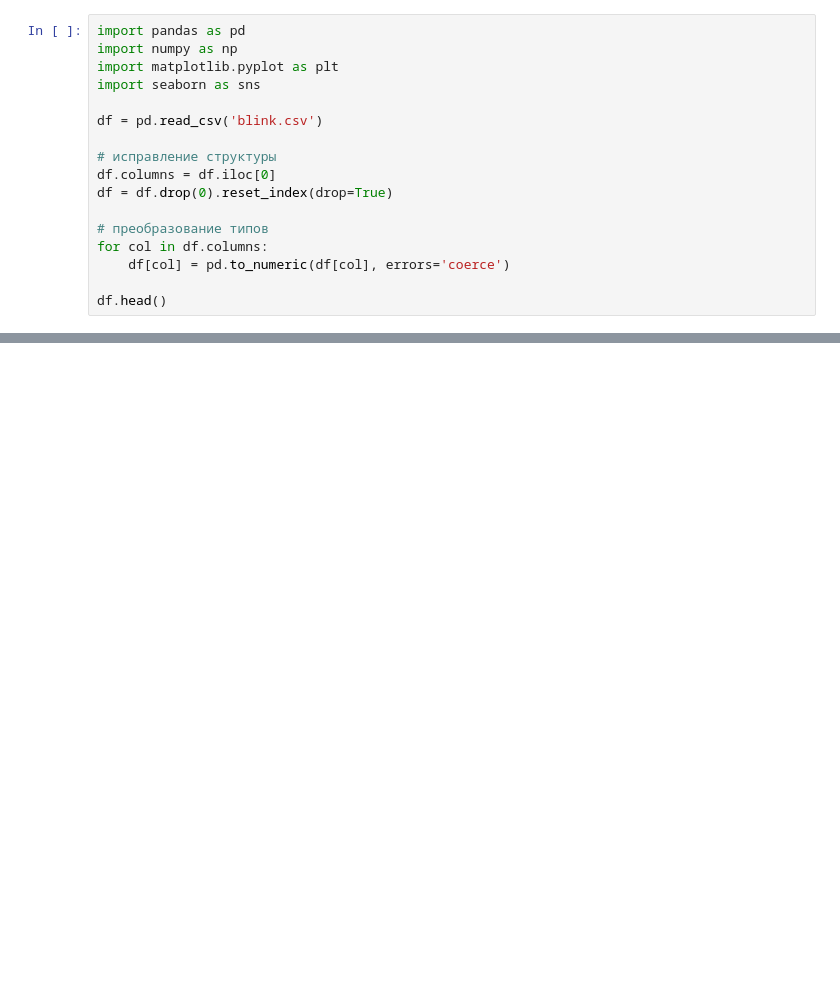
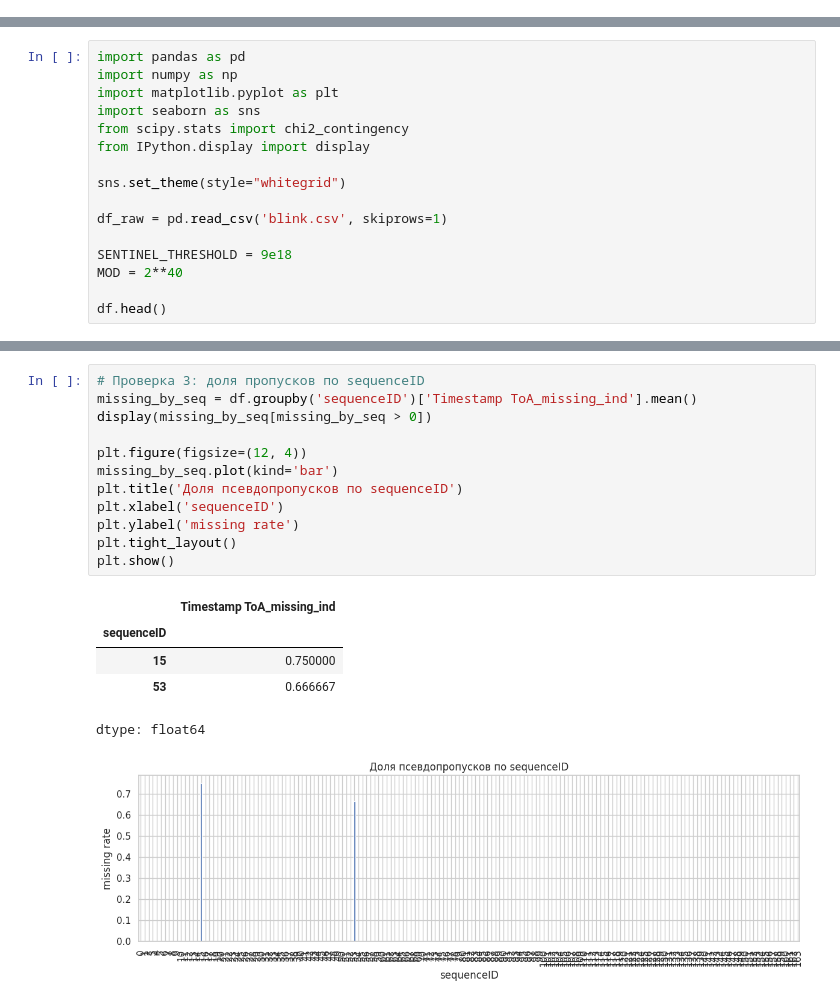
Before and after one commit to Defasach/lab1, a Jupyter notebook: notebooks/01_1_data_understanding.ipynb, the cells around one changed output, grey strips where cells are left out. Drawn from its saved outputs; the diff is of its cells as text; blank space fills up the shorter version.

```diff
--- a/notebooks/01_1_data_understanding.ipynb
+++ b/notebooks/01_1_data_understanding.ipynb
@@ -11,17 +0,0 @@
-# %%
-import pandas as pd
-import numpy as np
-import matplotlib.pyplot as plt
-import seaborn as sns
-
-df = pd.read_csv('blink.csv')
-
-# исправление структуры
-df.columns = df.iloc[0]
-df = df.drop(0).reset_index(drop=True)
-
-# преобразование типов
-for col in df.columns:
-    df[col] = pd.to_numeric(df[col], errors='coerce')
-
-df.head()
@@ -235,0 +11,16 @@ Boxplot показывает распределение сигналов по у
+# %%
+import pandas as pd
+import numpy as np
+import matplotlib.pyplot as plt
+import seaborn as sns
+from scipy.stats import chi2_contingency
+from IPython.display import display
+
+sns.set_theme(style="whitegrid")
+
+df_raw = pd.read_csv('blink.csv', skiprows=1)
+
+SENTINEL_THRESHOLD = 9e18
+MOD = 2**40
+
+df.head()
@@ -235,0 +318,19 @@ Boxplot показывает распределение сигналов по у
+# %%
+# Проверка 3: доля пропусков по sequenceID
+missing_by_seq = df.groupby('sequenceID')['Timestamp ToA_missing_ind'].mean()
+display(missing_by_seq[missing_by_seq > 0])
+
+plt.figure(figsize=(12, 4))
+missing_by_seq.plot(kind='bar')
+plt.title('Доля псевдопропусков по sequenceID')
+plt.xlabel('sequenceID')
+plt.ylabel('missing rate')
+plt.tight_layout()
+plt.show()
+# %% [output]
+|  | Timestamp ToA_missing_ind |
+| sequenceID |  |
+| 15 | 0.750000 |
+| 53 | 0.666667 |
+dtype: float64
+[figure, added]
```
Also changed, not shown: parts of 50 cells of this notebook.
